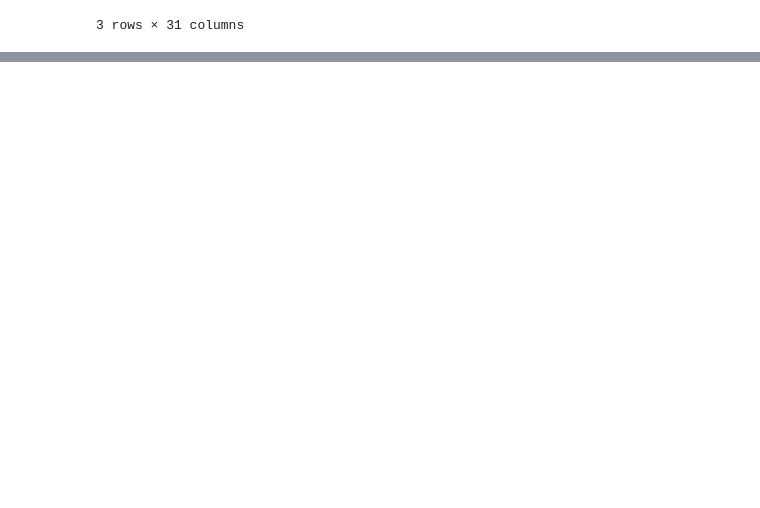
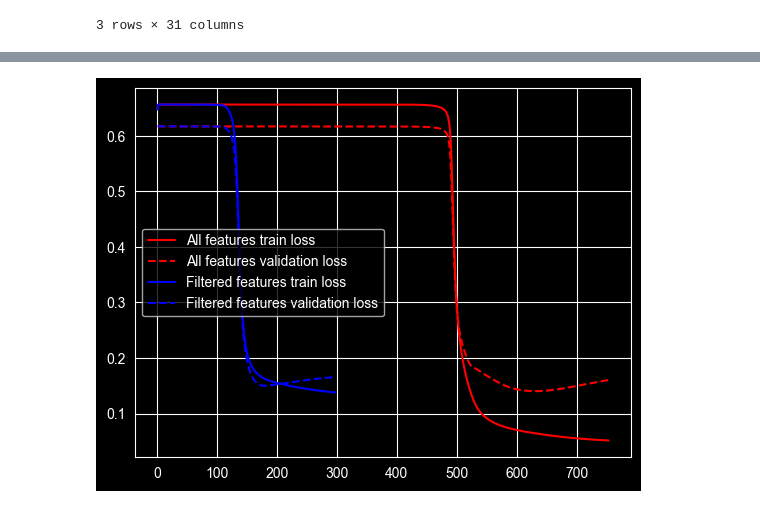
Before and after one commit to dosokin/42_multilayer_perceptron, a Jupyter notebook: demo/multilayer-perceptron.ipynb, the cells around one changed output, grey strips where cells are left out. Saved outputs shown, nothing was run; the diff lists cells and outputs as text; code cells hidden in the pictures; blank space fills up the shorter version.

```diff
--- a/demo/multilayer-perceptron.ipynb
+++ b/demo/multilayer-perceptron.ipynb
@@ -648,0 +252,3 @@ print(accuracy, loss)
+# %%
+def softmax(x):
+  return x / x.sum()
@@ -648,0 +342,29 @@ print(accuracy, loss)
+# %%
+@dataclass
+class Model:
+    layers: list[LayerParameters]
+
+    def to_struct(self):
+        return {
+            "layers": [
+                {
+                    "weights": l.weights.tolist(),
+                    "biases": l.biases.tolist()
+                } for l in self.layers]
+        }
+
+    def save(self, filename):
+        output_file = Path(f"models/{filename}")
+
+        if not output_file.exists():
+            output_file.parent.mkdir(exist_ok=True, parents=True)
+
+        print(f"SAVING MODEL INTO {output_file.absolute()}")
+
+        with output_file.open('w') as f:
+            json.dump(self.to_struct(), f)
+
+@dataclass
+class ModelPerformance:
+    loss: float|None
+    model: Model|None
@@ -648,0 +500,5 @@ print(accuracy, loss)
+# %%
+MAX_EPOCH = 10_000
+PATIENCE = 50
+WARMING_EPOCH = 100
+LEARNING_RATE = 0.01
@@ -648,0 +635,10 @@ print(accuracy, loss)
+# %%
+plt.plot(np.arange(1, epoch_count + 1, 1), np.array(evolution_train_loss), 'r')
+plt.plot(np.arange(1, epoch_count + 1, 1), np.array(evolution_val_loss), 'r--')
+plt.plot(np.arange(1, f_epoch_count + 1, 1), np.array(f_evolution_train_loss), 'b')
+plt.plot(np.arange(1, f_epoch_count + 1, 1), np.array(f_evolution_val_loss), 'b--')
+
+plt.legend(['All features train loss', 'All features validation loss', 'Filtered features train loss', 'Filtered features validation loss'])
+plt.show()
+# %% [output]
+[figure, added]
```
Also changed, not shown: parts of 49 cells of this notebook, 5 other files.
